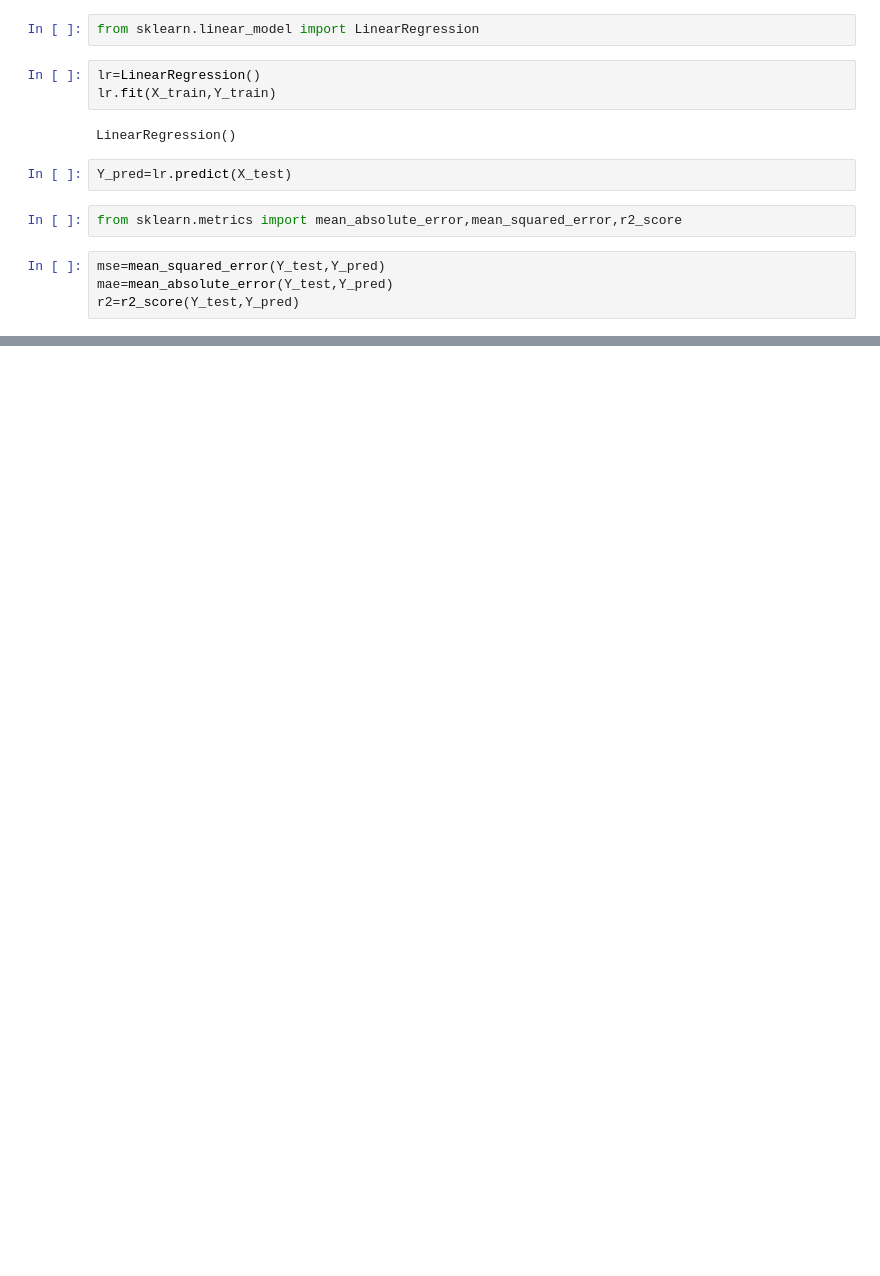
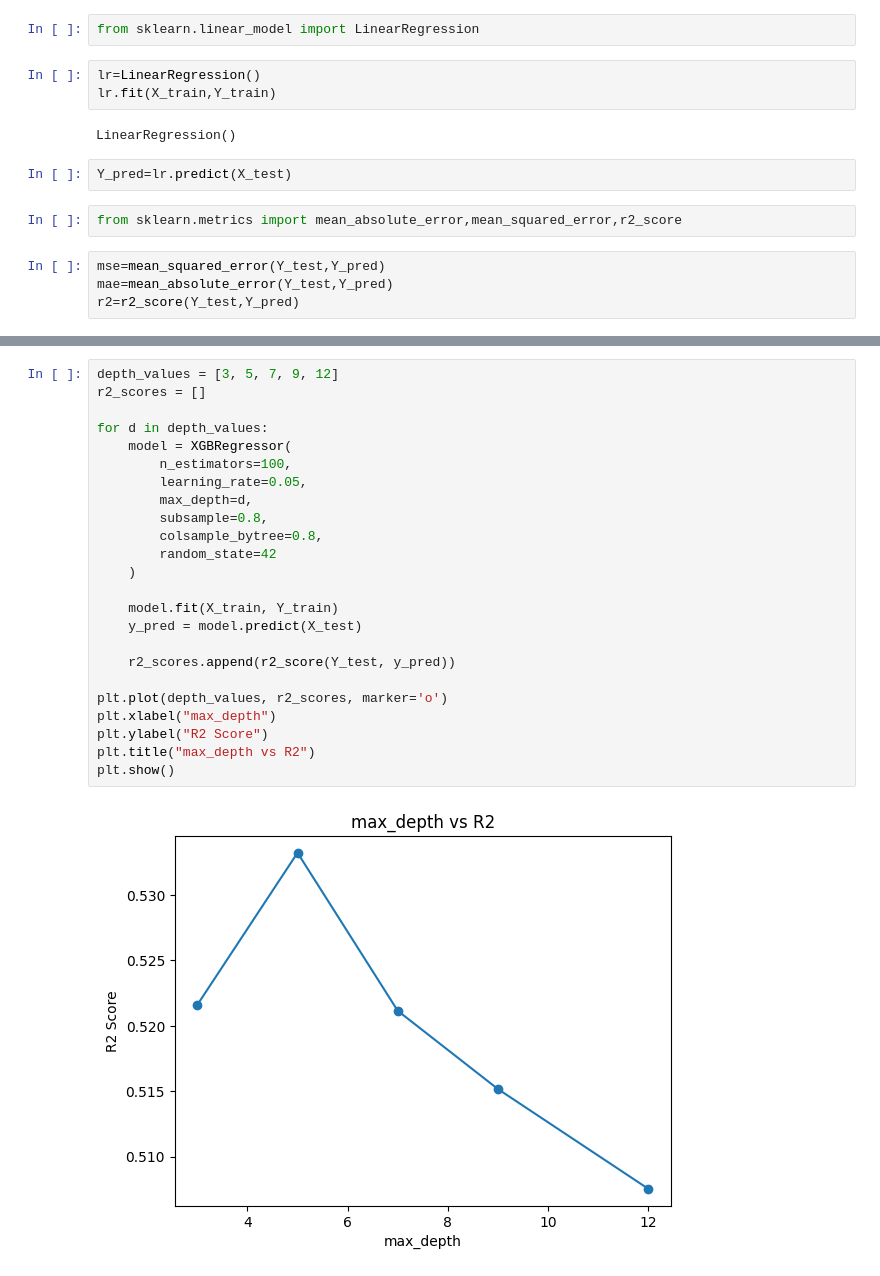
Before and after one commit to RawKnack/-Real-Estate-Price-Prediction-with-Geospatial-Features-, a Jupyter notebook: notebooks/01_data_loading.ipynb, the cells around one changed output, grey strips where cells are left out. Saved outputs shown, nothing was run; the diff lists cells and outputs as text; blank space fills up the shorter version.

```diff
--- a/notebooks/01_data_loading.ipynb
+++ b/notebooks/01_data_loading.ipynb
@@ -121,0 +226,26 @@ R2 Score: 0.9048320525002649
+# %%
+depth_values = [3, 5, 7, 9, 12]
+r2_scores = []
+
+for d in depth_values:
+    model = XGBRegressor(
+        n_estimators=100,
+        learning_rate=0.05,
+        max_depth=d,
+        subsample=0.8,
+        colsample_bytree=0.8,
+        random_state=42
+    )
+
+    model.fit(X_train, Y_train)
+    y_pred = model.predict(X_test)
+
+    r2_scores.append(r2_score(Y_test, y_pred))
+
+plt.plot(depth_values, r2_scores, marker='o')
+plt.xlabel("max_depth")
+plt.ylabel("R2 Score")
+plt.title("max_depth vs R2")
+plt.show()
+# %% [output]
+[figure, added]
```
Also changed, not shown: parts of 35 cells of this notebook, 5 other files.
